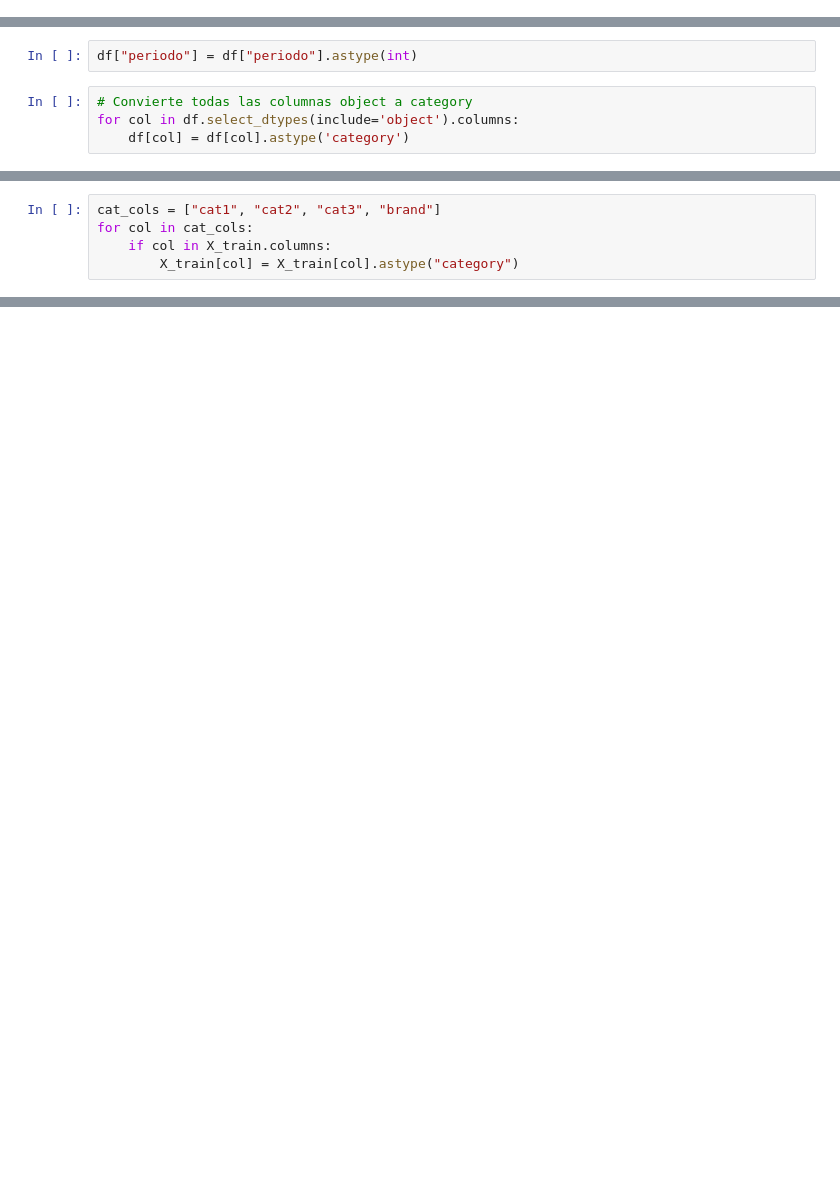
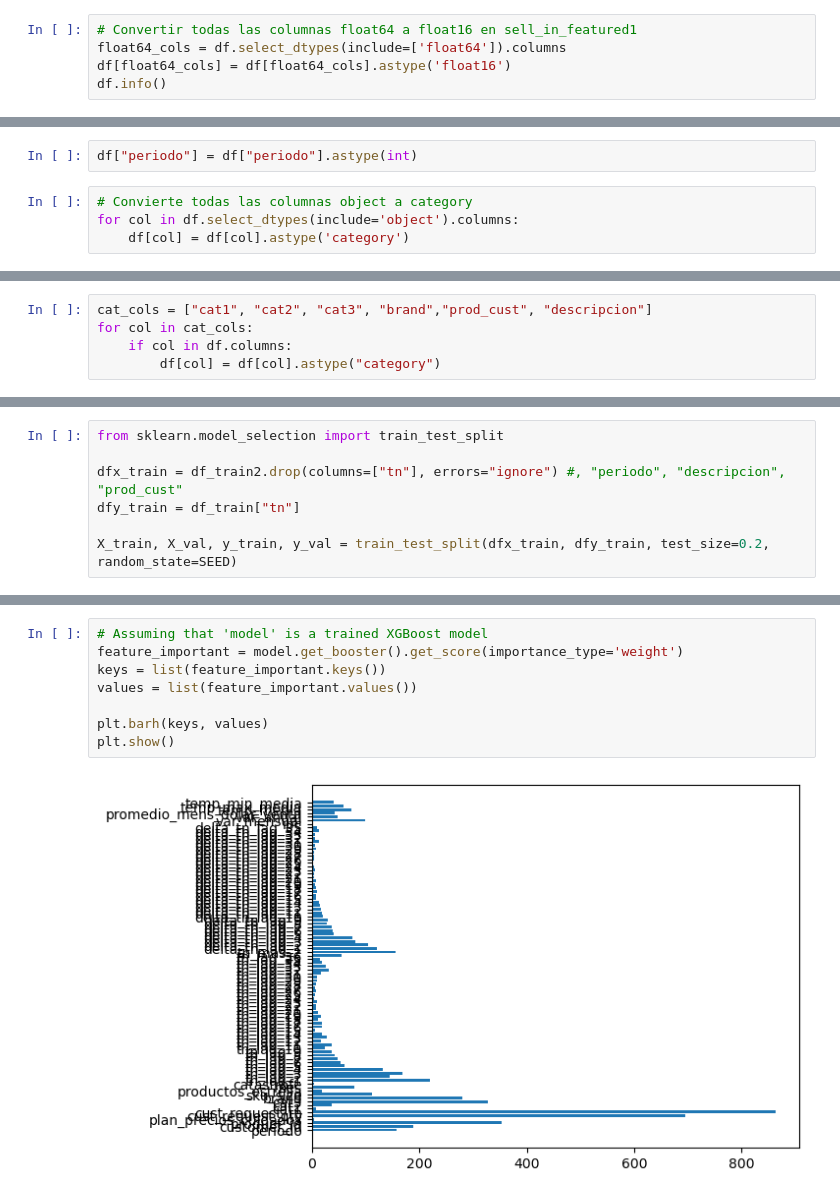
Before and after one commit to leonardoheis/lab3, a Jupyter notebook: notebooks/xgboost-lh.ipynb, the cells around one changed output, grey strips where cells are left out. Saved outputs shown, nothing was run; the diff lists cells and outputs as text; blank space fills up the shorter version.

```diff
--- a/notebooks/xgboost-lh.ipynb
+++ b/notebooks/xgboost-lh.ipynb
@@ -26,0 +31,5 @@ memory usage: 3.2 GB
+# %%
+# Convertir todas las columnas float64 a float16 en sell_in_featured1
+float64_cols = df.select_dtypes(include=['float64']).columns
+df[float64_cols] = df[float64_cols].astype('float16')
+df.info()
@@ -87,6 +109,6 @@ df_pred.head()
 # %%
-cat_cols = ["cat1", "cat2", "cat3", "brand"]
+cat_cols = ["cat1", "cat2", "cat3", "brand","prod_cust", "descripcion"]
 for col in cat_cols:
-    if col in X_train.columns:
-        X_train[col] = X_train[col].astype("category")
+    if col in df.columns:
+        df[col] = df[col].astype("category")
 # %%
@@ -112,3 +134,10 @@ memory usage: 2.9 GB
+# %%
+from sklearn.model_selection import train_test_split
+
+dfx_train = df_train2.drop(columns=["tn"], errors="ignore") #, "periodo", "descripcion", "prod_cust"
+dfy_train = df_train["tn"]
+
+X_train, X_val, y_train, y_val = train_test_split(dfx_train, dfy_train, test_size=0.2, random_state=SEED)
 # %%
 # from sklearn.model_selection import GridSearchCV
 # from xgboost import XGBRegressor
@@ -419,0 +507,10 @@ plt.show()
+# %%
+# Assuming that 'model' is a trained XGBoost model
+feature_important = model.get_booster().get_score(importance_type='weight')
+keys = list(feature_important.keys())
+values = list(feature_important.values())
+
+plt.barh(keys, values)
+plt.show()
+# %% [output]
+[figure, added]
```
Also changed, not shown: parts of 23 cells of this notebook, 1 other file.
